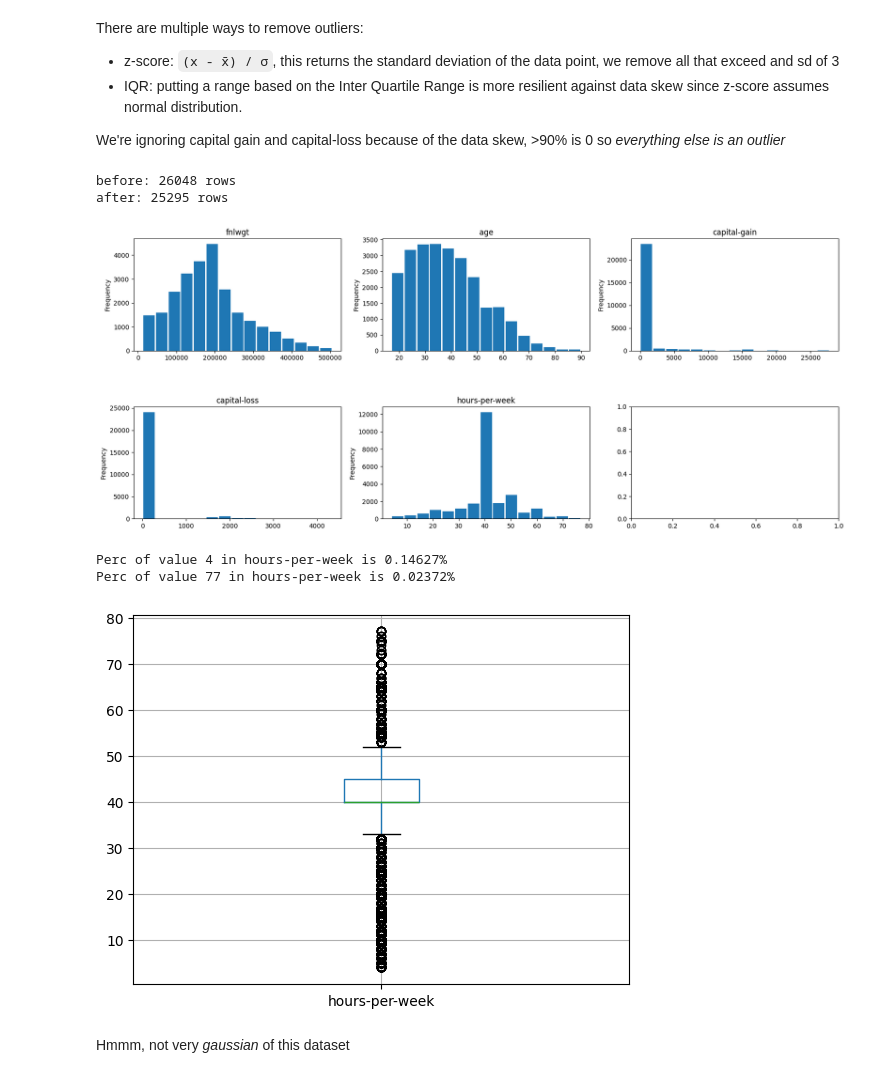
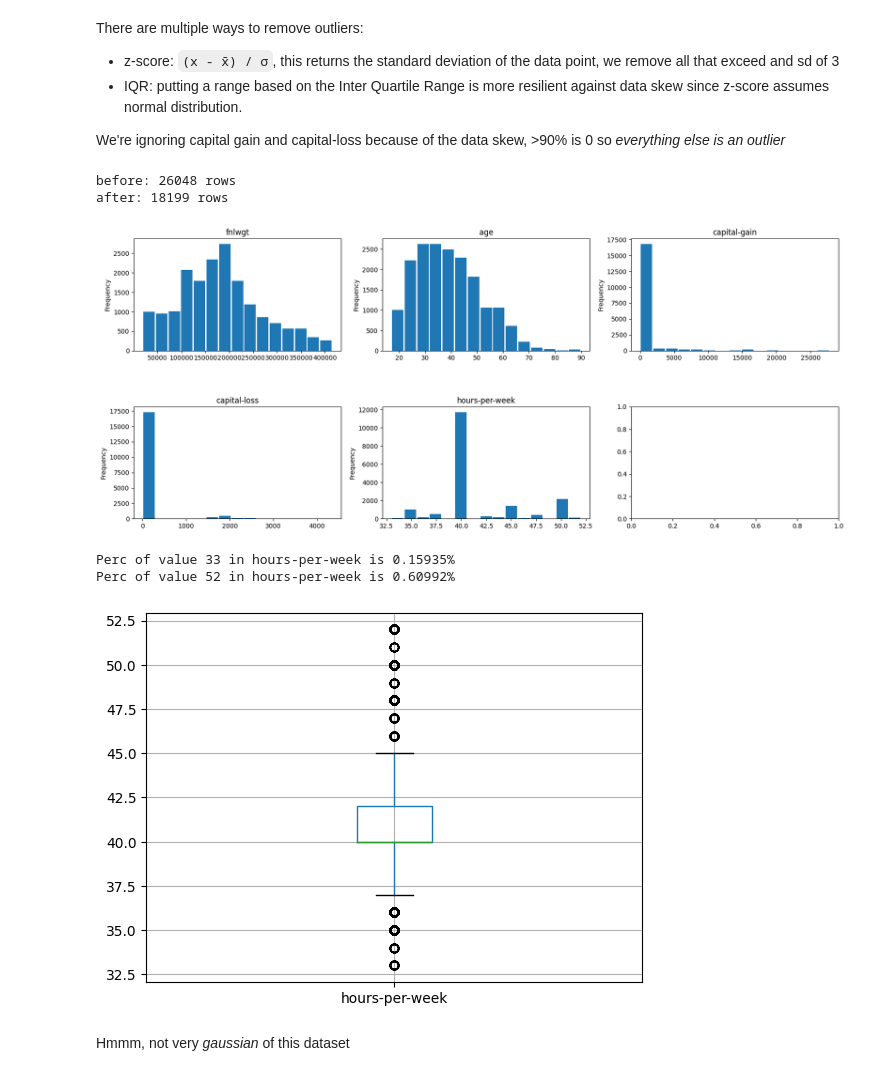
Before and after one commit to Aukevanoost/ml-algorithms, a Jupyter notebook: notebooks/data-preparation/_explanation.outliers.ipynb, the cells around one changed output. Drawn from its saved outputs; the diff is of its cells as text; code cells hidden in the pictures.

```diff
--- a/notebooks/data-preparation/_explanation.outliers.ipynb
+++ b/notebooks/data-preparation/_explanation.outliers.ipynb
@@ -118,36 +118,36 @@ def z_score_outlier_removal(dataset: pd.DataFrame, features):
 
     return dataset[filter_outliers]
 
 def iqr_score_outlier_removal(dataset: pd.DataFrame, features):
     filter_outliers = pd.Series(True, index=dataset.index)
 
     for f in features:
         Q1 = dataset[f].quantile(0.25)
         Q3 = dataset[f].quantile(0.75)
         IQR = Q3 - Q1
 
         lower_bound = Q1 - (1.5 * IQR)
         filter_outliers &= dataset[f] > lower_bound
 
         upper_bound = Q3 + (1.5 * IQR)
         filter_outliers &= dataset[f] < upper_bound
 
     return dataset[filter_outliers]
 
 print(f"before: {X_train.shape[0]} rows")
-X_train = z_score_outlier_removal(X_train, ["fnlwgt", "hours-per-week"]) # , "age"
+X_train = iqr_score_outlier_removal(X_train, ["fnlwgt", "hours-per-week"]) # , "age"
 
 # Manual removal of outliers
 X_train = X_train[X_train["capital-gain"] < 30000]
 print(f"after: {X_train.shape[0]} rows")
 
 graph_plot = lambda feature, loc: X_train[feature].plot(kind='hist', ax=loc, title=feature, rwidth=0.9, bins=15)
 plt = graphs(graph_plot, continues_features, 3, 4)
 plt.show()
 # %% [output]
 before: 26048 rows
-after: 25295 rows
+after: 18199 rows
-[figure, old version]
+[figure, new version]
 # %%
 f = 'hours-per-week'
 
@@ -172,9 +172,9 @@ print(f'Perc of value {max} in {f} is {round(max_perc, 5)}%')
 
 boxplot = X_train.boxplot(column=[f])
 # %% [output]
-Perc of value 4 in hours-per-week is 0.14627%
-Perc of value 77 in hours-per-week is 0.02372%
+Perc of value 33 in hours-per-week is 0.15935%
+Perc of value 52 in hours-per-week is 0.60992%
-[figure, old version]
+[figure, new version]
 # %% [markdown]
 Hmmm, not very _gaussian_ of this dataset
 # %% [markdown]
```
Also changed, not shown: parts of 3 cells of this notebook.
